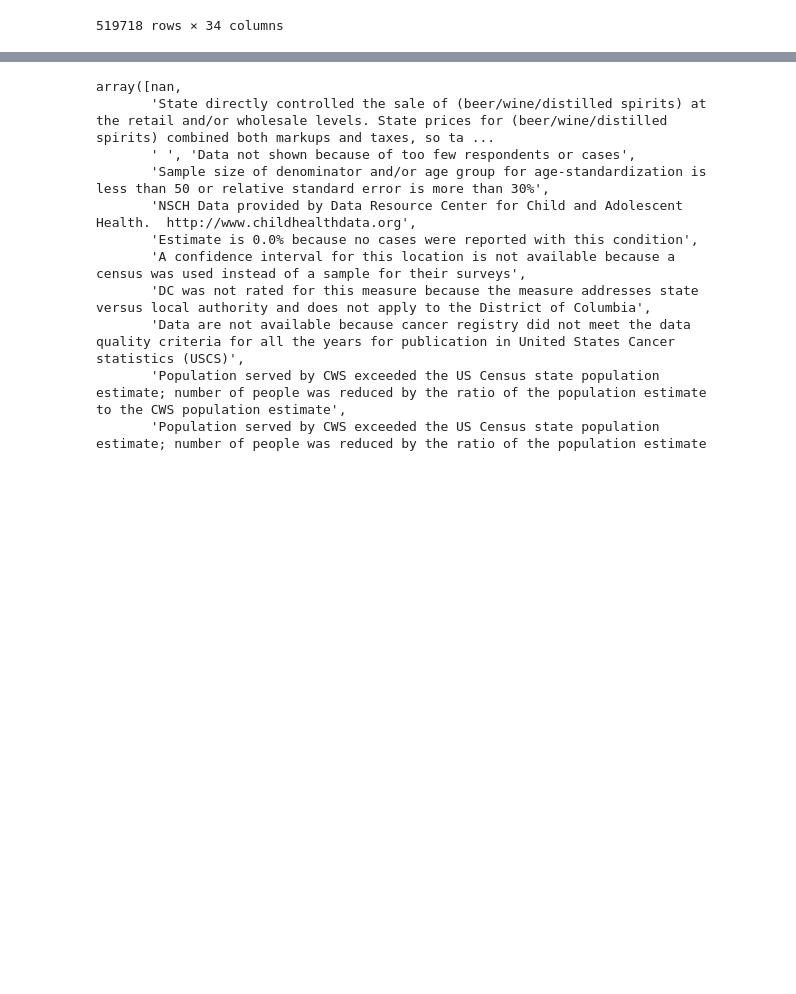
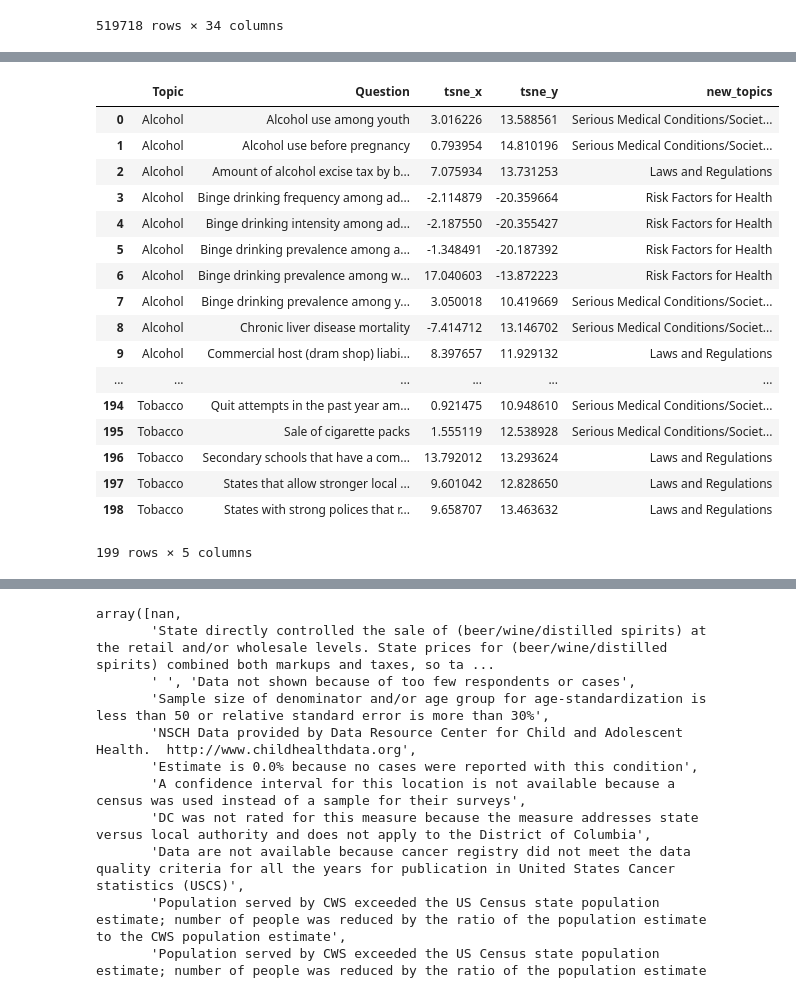
Before and after one commit to ajf01/DataHacks-2020-Science-Track, a Jupyter notebook: Untitled.ipynb, the cells around one changed output, grey strips where cells are left out. Drawn from its saved outputs; the diff is of its cells as text; code cells hidden in the pictures; blank space fills up the shorter version.

```diff
--- a/Untitled.ipynb
+++ b/Untitled.ipynb
@@ -25,3 +47,25 @@ pd.read_csv('../U.S._Chronic_Disease_Indicators__CDI_.csv')
+# %%
+new_topic = pd.read_csv('../Questions_with_new_topics_and_coords.csv')
+new_topic
+# %% [output]
+|  | Topic | Question | tsne_x | tsne_y | new_topics |
+| 0 | Alcohol | Alcohol use among youth | 3.016226 | 13.588561 | Serious Medical Conditions/Societ... |
+| 1 | Alcohol | Alcohol use before pregnancy | 0.793954 | 14.810196 | Serious Medical Conditions/Societ... |
+| 2 | Alcohol | Amount of alcohol excise tax by b... | 7.075934 | 13.731253 | Laws and Regulations |
+| 3 | Alcohol | Binge drinking frequency among ad... | -2.114879 | -20.359664 | Risk Factors for Health |
+| 4 | Alcohol | Binge drinking intensity among ad... | -2.187550 | -20.355427 | Risk Factors for Health |
+| 5 | Alcohol | Binge drinking prevalence among a... | -1.348491 | -20.187392 | Risk Factors for Health |
+| 6 | Alcohol | Binge drinking prevalence among w... | 17.040603 | -13.872223 | Risk Factors for Health |
+| 7 | Alcohol | Binge drinking prevalence among y... | 3.050018 | 10.419669 | Serious Medical Conditions/Societ... |
+| 8 | Alcohol | Chronic liver disease mortality | -7.414712 | 13.146702 | Serious Medical Conditions/Societ... |
+| 9 | Alcohol | Commercial host (dram shop) liabi... | 8.397657 | 11.929132 | Laws and Regulations |
+| ... | ... | ... | ... | ... | ... |
+| 194 | Tobacco | Quit attempts in the past year am... | 0.921475 | 10.948610 | Serious Medical Conditions/Societ... |
+| 195 | Tobacco | Sale of cigarette packs | 1.555119 | 12.538928 | Serious Medical Conditions/Societ... |
+| 196 | Tobacco | Secondary schools that have a com... | 13.792012 | 13.293624 | Laws and Regulations |
+| 197 | Tobacco | States that allow stronger local ... | 9.601042 | 12.828650 | Laws and Regulations |
+| 198 | Tobacco | States with strong polices that r... | 9.658707 | 13.463632 | Laws and Regulations |
+199 rows × 5 columns
 # %%
 col = ['Topic', 'LocationDesc', 'Stratification2', 'StratificationCategory2', 'StratificationCategoryID2', 'StratificationID2', 'Response', 'ResponseID', 'Stratification3', 'StratificationCategory3', 'StratificationCategoryID3', 'StratificationID3', 'LowConfidenceLimit',
        'HighConfidenceLimit', 'DataValueAlt', 'DataValueFootnoteSymbol', 'QuestionID', 'DataValueTypeID', 'StratificationCategory1', 'Stratification1', 'LocationID']
```
Also changed, not shown: parts of 18 cells of this notebook.
